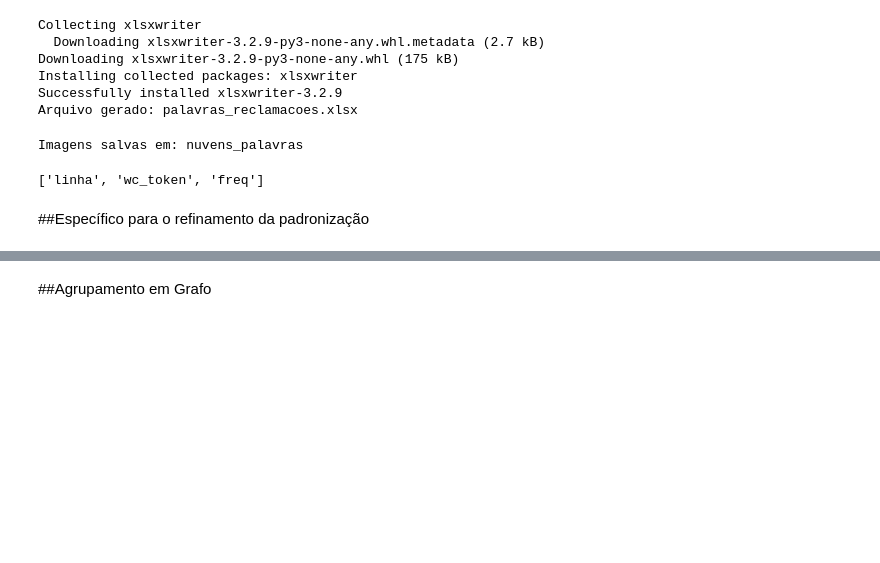
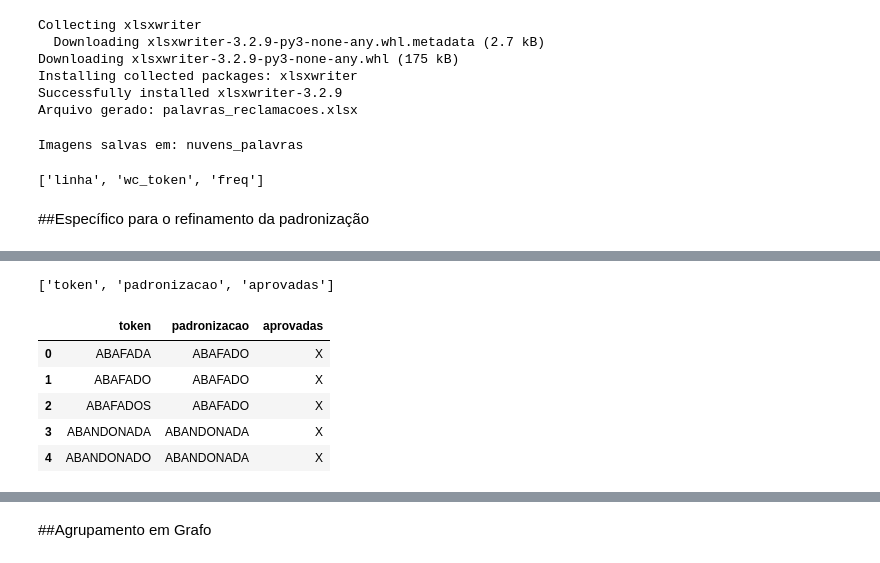
Before and after one commit to Vanpersact/hello-world, a Jupyter notebook: 1-Analise_Completa_Manifestacoes_CPTM.ipynb, the cells around one changed output, grey strips where cells are left out. Drawn from its saved outputs; the diff is of its cells as text; code cells hidden in the pictures; blank space fills up the shorter version.

```diff
--- a/1-Analise_Completa_Manifestacoes_CPTM.ipynb
+++ b/1-Analise_Completa_Manifestacoes_CPTM.ipynb
@@ -592 +598,14 @@ ModuleNotFoundError: No module named 'unidecode'
+# %%
+# --- 2️⃣ CARREGAR DADOS ---
+df = pd.read_csv("/content/padronizado_GPT.csv", sep=";", encoding="utf-8", engine="python")
+print(df.columns.tolist())
+df.head(5)
+# %% [output]
+['token', 'padronizacao', 'aprovadas']
+|  | token | padronizacao | aprovadas |
+| 0 | ABAFADA | ABAFADO | X |
+| 1 | ABAFADO | ABAFADO | X |
+| 2 | ABAFADOS | ABAFADO | X |
+| 3 | ABANDONADA | ABANDONADA | X |
+| 4 | ABANDONADO | ABANDONADA | X |
 # %%
```
Also changed, not shown: parts of 18 cells of this notebook.
